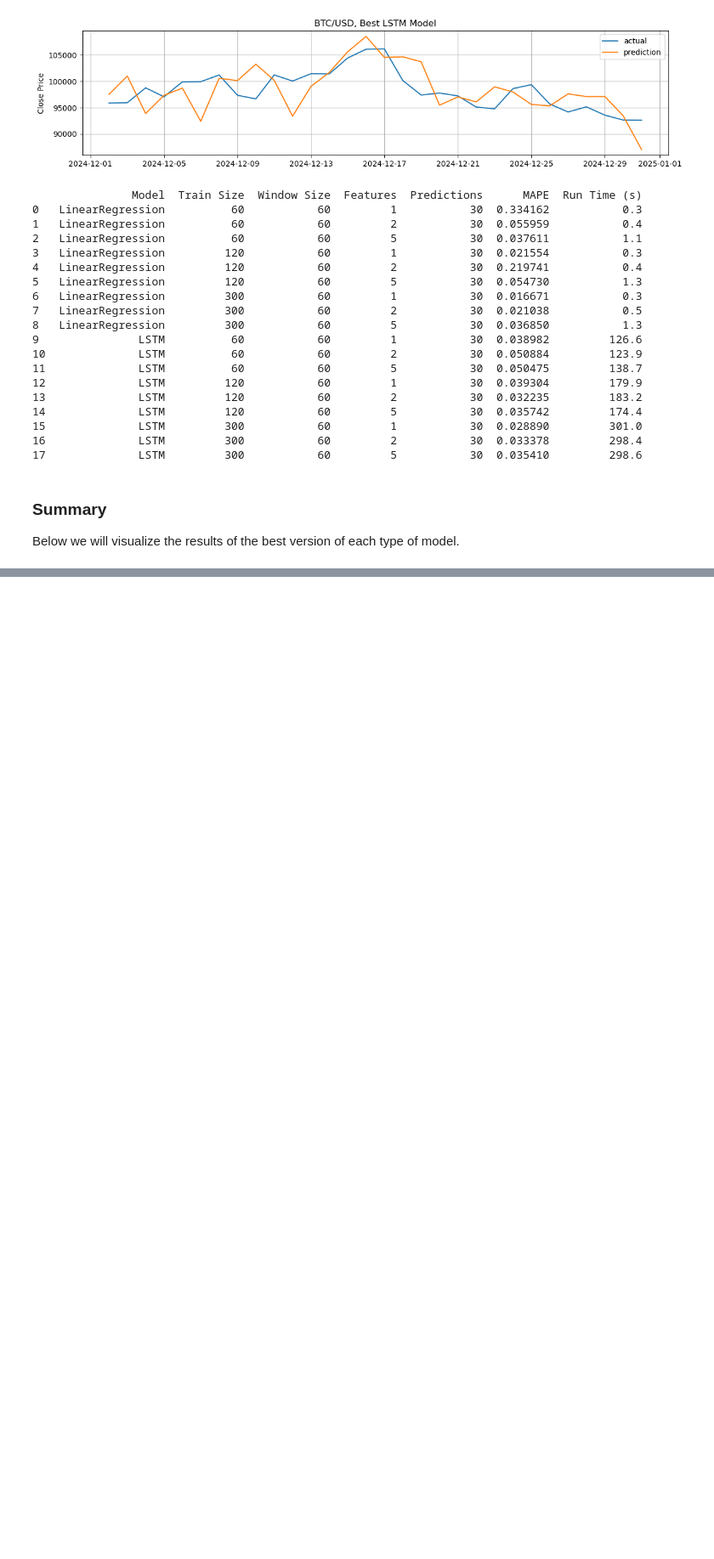
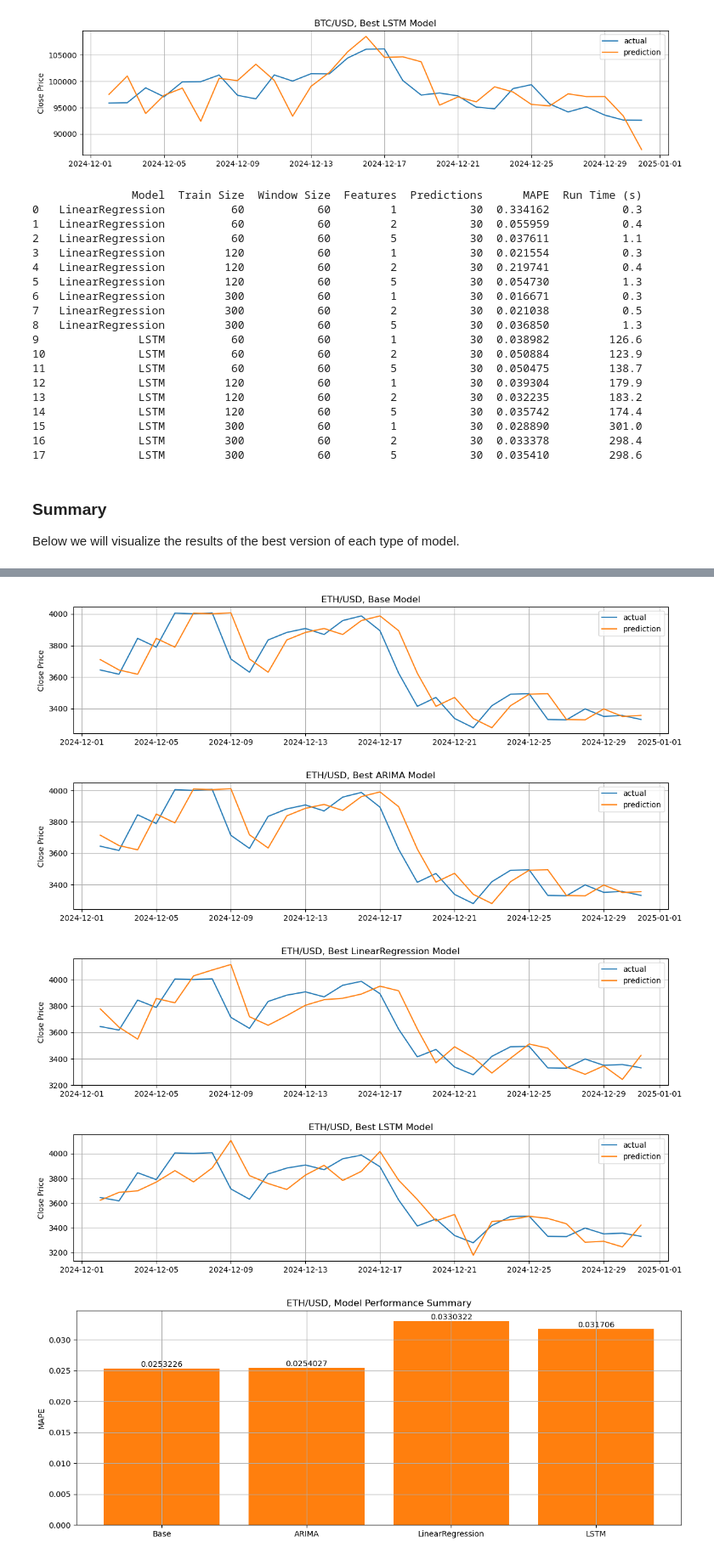
Before and after one commit to spybart/cryptocurrency_price_prediction, a Jupyter notebook: cryptocurrency_price_prediction.ipynb, the cells around one changed output, grey strips where cells are left out. Shown: that part at 85% size. Saved outputs shown, nothing was run; the diff lists cells and outputs as text; code cells hidden in the pictures; blank space fills up the shorter version.

```diff
--- a/cryptocurrency_price_prediction.ipynb
+++ b/cryptocurrency_price_prediction.ipynb
@@ -541,0 +551,14 @@ Another option would be to try to improve the LSTM model by using more layers an
+# %%
+ticker = 'ETH'
+
+base_model_results = run_base_model(ticker)
+arima_model_results = run_arima_model(ticker)
+regression_models_results = run_regression_models(ticker)
+
+model_performance_summary(ticker)
+# %% [output]
+[figure, added]
+[figure, added]
+[figure, added]
+[figure, added]
+[figure, added]
```
Also changed, not shown: parts of 5 cells of this notebook.
